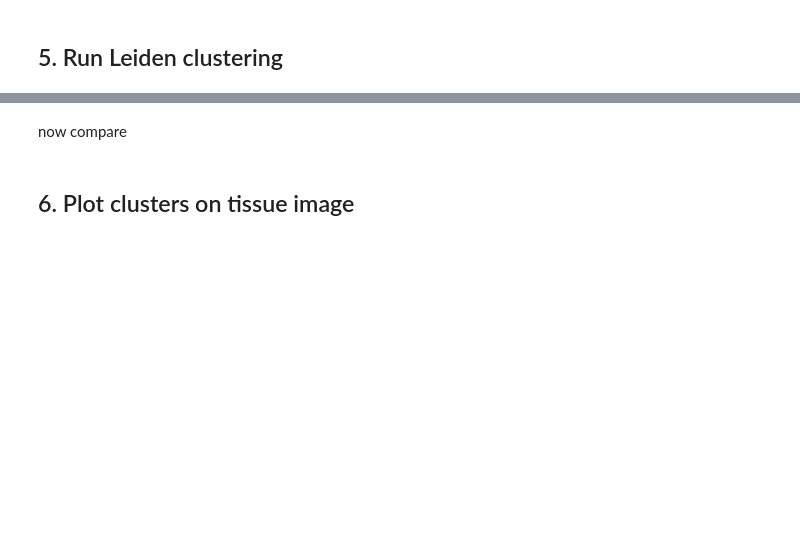
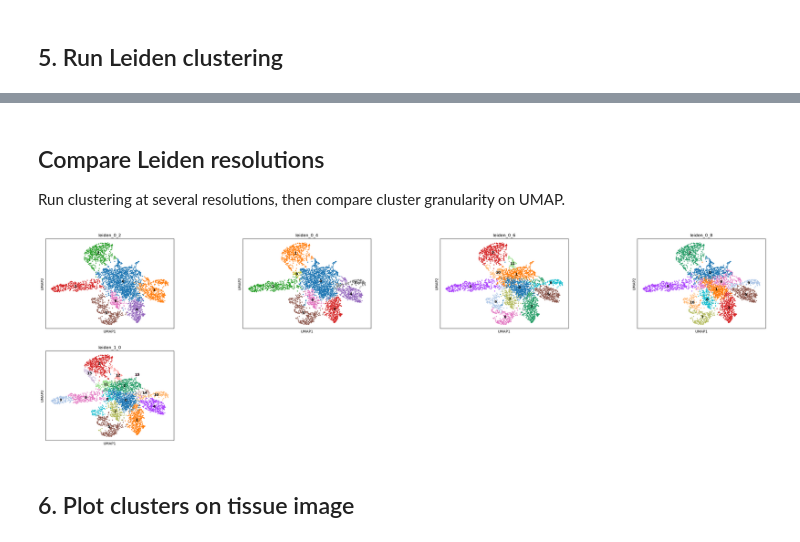
Before and after one commit to dtquocbao/Spatial-AI-for-Breast-Cancer-Tumor-Microenvironment-Mapping, a Jupyter notebook: notebooks/03_clustering.ipynb, the cells around one changed output, grey strips where cells are left out. Drawn from its saved outputs; the diff is of its cells as text; code cells hidden in the pictures; blank space fills up the shorter version.

```diff
--- a/notebooks/03_clustering.ipynb
+++ b/notebooks/03_clustering.ipynb
@@ -92,12 +94,26 @@ ImportError: Please install the igraph package: `conda install -c conda-forge py
 # %% [markdown]
-now compare
+## Compare Leiden resolutions
+
+Run clustering at several resolutions, then compare cluster granularity on UMAP.
 # %%
+def leiden_key(resolution: float) -> str:
+    return f"leiden_{resolution}".replace(".", "_")
+
+compare_resolutions = [0.2, 0.4, 0.6, 0.8, 1.0]
+
+for resolution in compare_resolutions:
+    sc.tl.leiden(adata, resolution=resolution, key_added=leiden_key(resolution))
+
+compare_keys = [leiden_key(r) for r in compare_resolutions]
+
 sc.pl.umap(
     adata,
-    color=["leiden_0.2", "leiden_0.4", "leiden_0.6", "leiden_0.8", "leiden_1.0"],
+    color=compare_keys,
     legend_loc="on data",
-    wspace=0.4
+    wspace=0.4,
 )
+# %% [output]
+[figure, added]
 # %% [markdown]
 ## 6. Plot clusters on tissue image
 # %%
```
Also changed, not shown: parts of 3 cells of this notebook, 1 other file.
